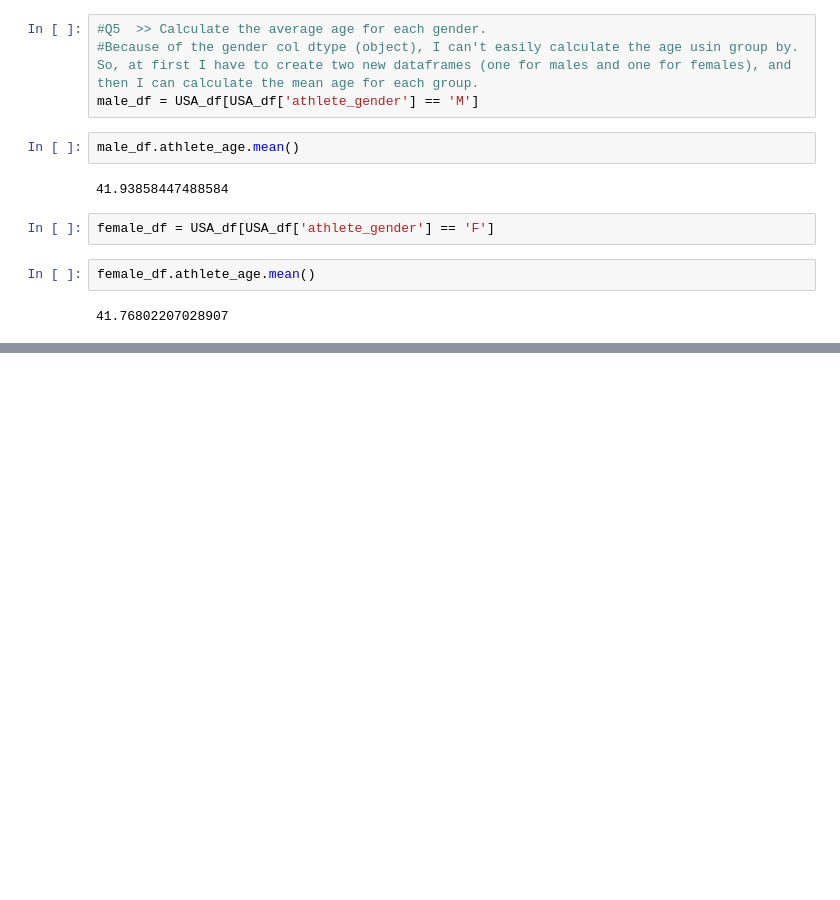
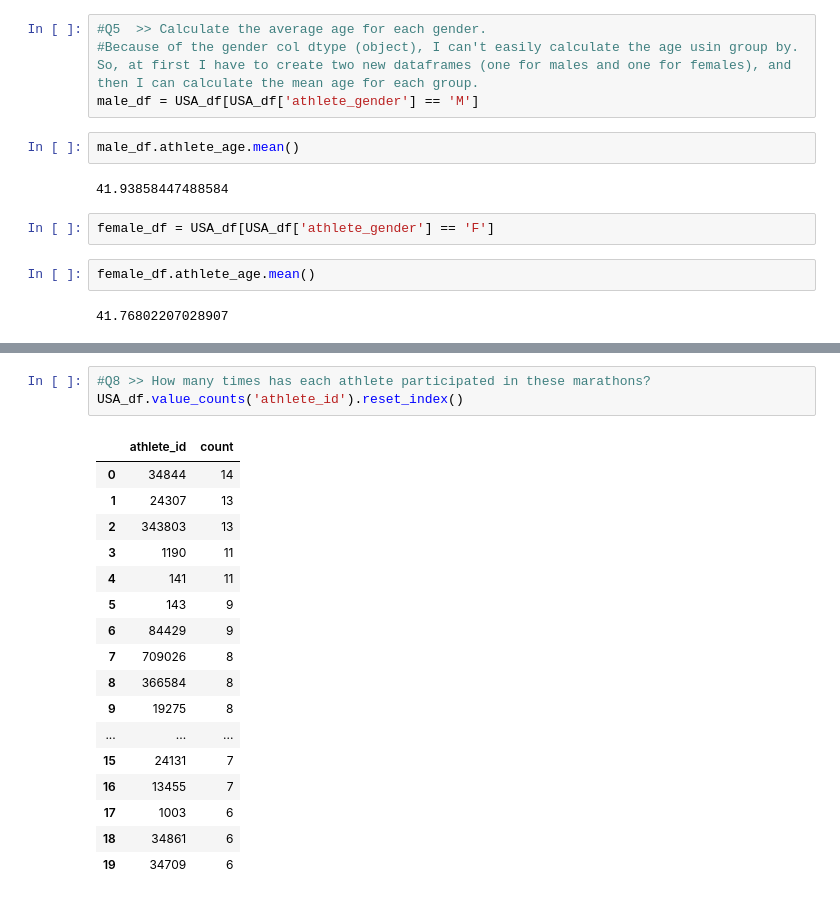
Before and after one commit to maedeh-dqn/ultra_marathon_project, a Jupyter notebook: Analyis.ipynb, the cells around one changed output, grey strips where cells are left out. Cells and saved outputs as stored; diff of their text form; blank space fills up the shorter version.

```diff
--- a/Analyis.ipynb
+++ b/Analyis.ipynb
@@ -271,0 +314,21 @@ female_df.athlete_age.mean()
+# %%
+#Q8 >> How many times has each athlete participated in these marathons?
+USA_df.value_counts('athlete_id').reset_index()
+# %% [output]
+|  | athlete_id | count |
+| 0 | 34844 | 14 |
+| 1 | 24307 | 13 |
+| 2 | 343803 | 13 |
+| 3 | 1190 | 11 |
+| 4 | 141 | 11 |
+| 5 | 143 | 9 |
+| 6 | 84429 | 9 |
+| 7 | 709026 | 8 |
+| 8 | 366584 | 8 |
+| 9 | 19275 | 8 |
+| ... | ... | ... |
+| 15 | 24131 | 7 |
+| 16 | 13455 | 7 |
+| 17 | 1003 | 6 |
+| 18 | 34861 | 6 |
+| 19 | 34709 | 6 |
```
Also changed, not shown: parts of 5 cells of this notebook.
